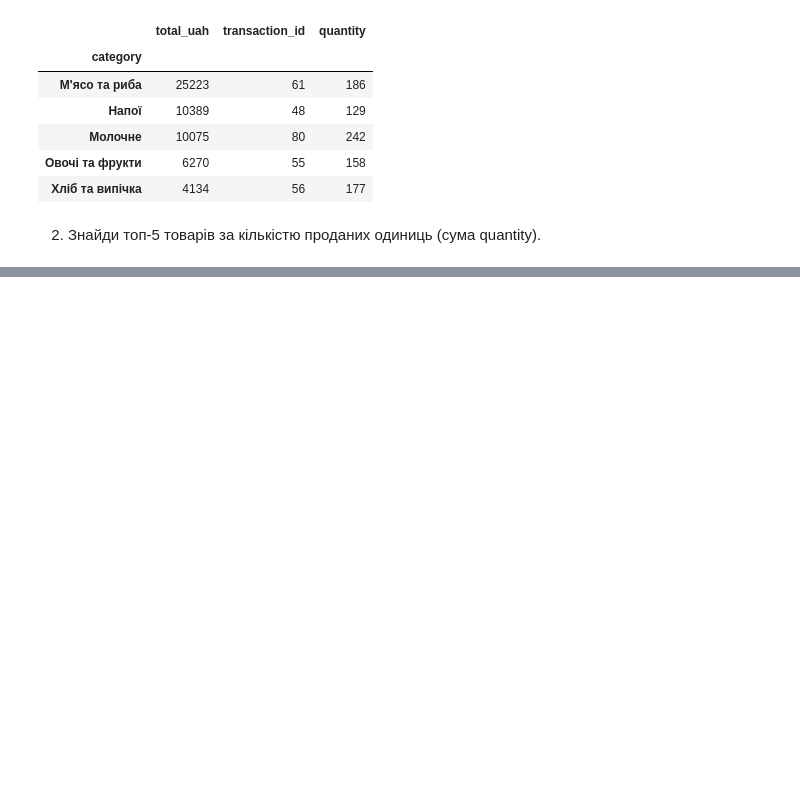
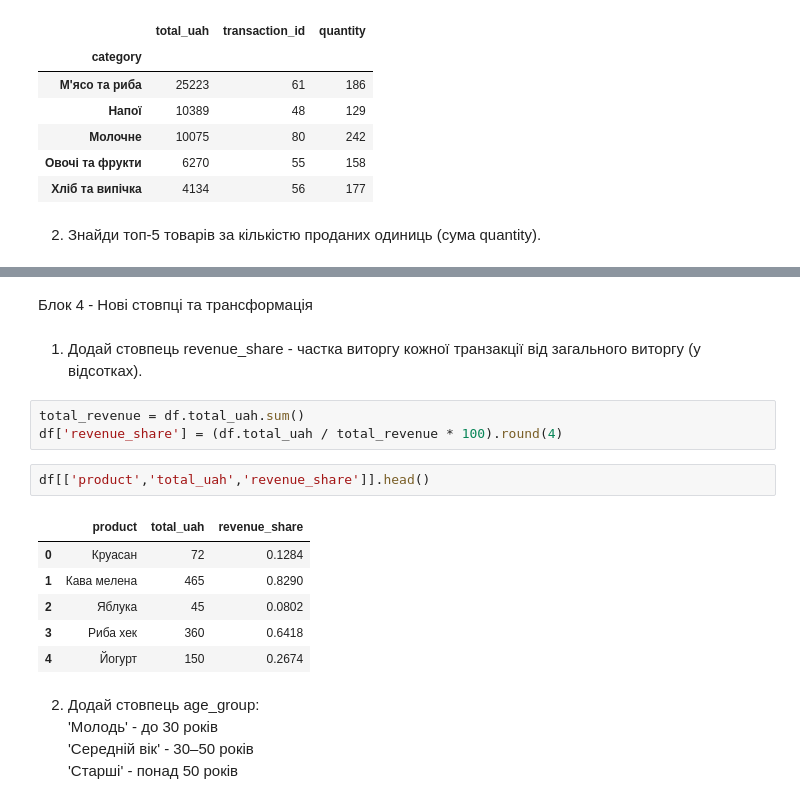
Before and after one commit to rudmaxx/DTA_Python, a Jupyter notebook: project_store_sales_analysis/store_sales_analysis.ipynb, the cells around one changed output, grey strips where cells are left out. Saved outputs shown, nothing was run; the diff lists cells and outputs as text; blank space fills up the shorter version.

```diff
--- a/project_store_sales_analysis/store_sales_analysis.ipynb
+++ b/project_store_sales_analysis/store_sales_analysis.ipynb
@@ -395,0 +496,21 @@ df.groupby("category").agg({
+# %% [markdown]
+Блок 4 - Нові стовпці та трансформація
+# %% [markdown]
+1. Додай стовпець revenue_share - частка виторгу кожної транзакції від загального виторгу (у відсотках).
+# %%
+total_revenue = df.total_uah.sum()
+df['revenue_share'] = (df.total_uah / total_revenue * 100).round(4)
+# %%
+df[['product','total_uah','revenue_share']].head()
+# %% [output]
+|  | product | total_uah | revenue_share |
+| 0 | Круасан | 72 | 0.1284 |
+| 1 | Кава мелена | 465 | 0.8290 |
+| 2 | Яблука | 45 | 0.0802 |
+| 3 | Риба хек | 360 | 0.6418 |
+| 4 | Йогурт | 150 | 0.2674 |
+# %% [markdown]
+2. Додай стовпець age_group:
+'Молодь' - до 30 років
+'Середній вік' - 30–50 років
+'Старші' - понад 50 років
```
Also changed, not shown: parts of 16 cells of this notebook.
